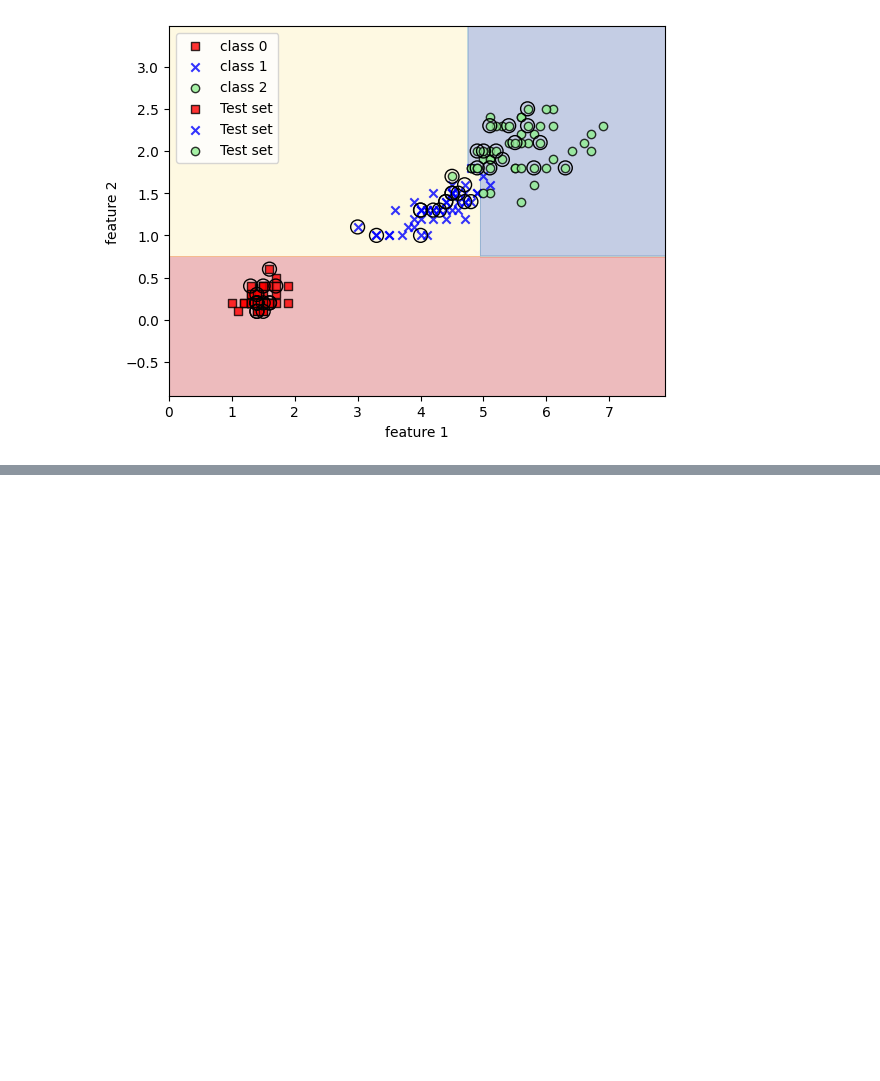
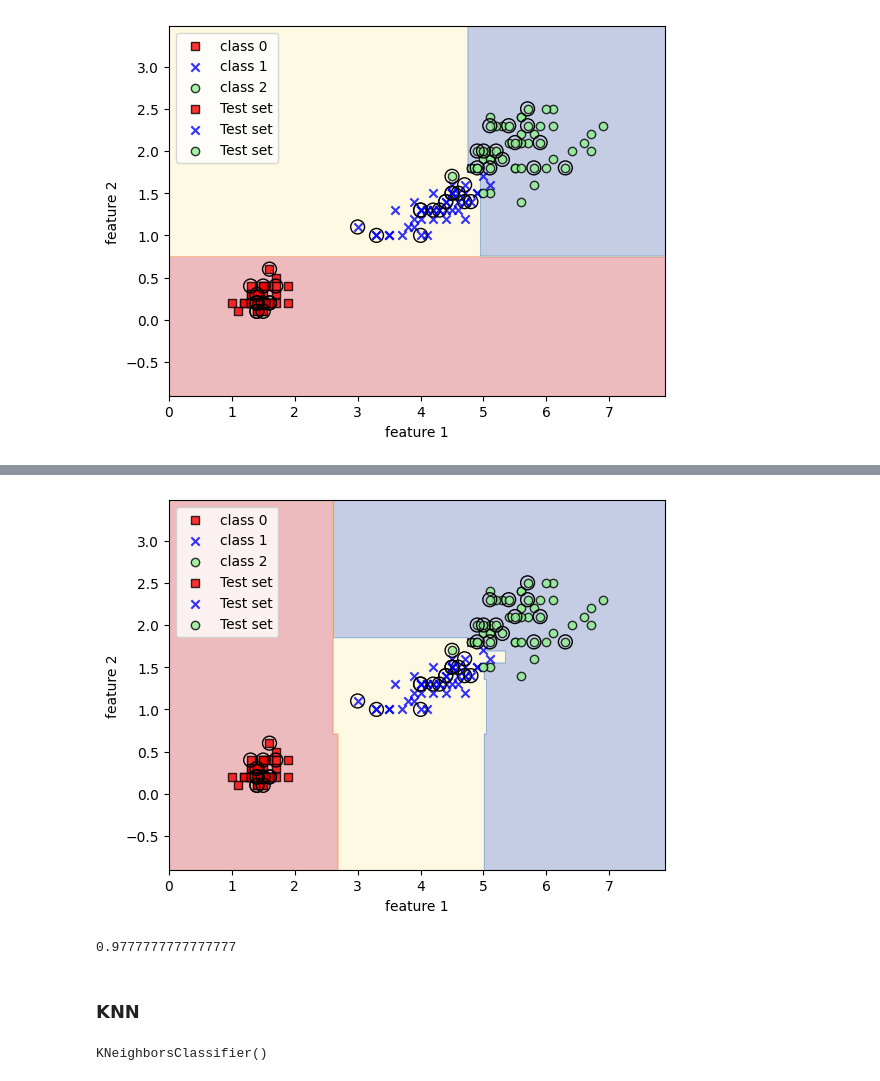
Before and after one commit to Dombearx/MachineLearningWithPytorch, a Jupyter notebook: chapter_3/decision_trees.ipynb, the cells around one changed output, grey strips where cells are left out. Saved outputs shown, nothing was run; the diff lists cells and outputs as text; code cells hidden in the pictures; blank space fills up the shorter version.

```diff
--- a/chapter_3/decision_trees.ipynb
+++ b/chapter_3/decision_trees.ipynb
@@ -78,0 +96,11 @@ plot_data_universtal(X_train, y_train, X_test=X_test, y_test=y_test)
+# %%
+plot_decision_regions(X_train, y_train, classifier=forest_model)
+plot_data_universtal(X_train, y_train, X_test=X_test, y_test=y_test)
+# %% [output]
+[figure, added]
+# %%
+forest_model.score(X_test, y_test)
+# %% [output]
+0.9777777777777777
+# %% [markdown]
+### KNN
@@ -78,0 +114,6 @@ plot_data_universtal(X_train, y_train, X_test=X_test, y_test=y_test)
+# %%
+from sklearn.neighbors import KNeighborsClassifier
+knn_model = KNeighborsClassifier(n_neighbors=5, p=2, metric='minkowski')
+knn_model.fit(X_train_std, y_train)
+# %% [output]
+KNeighborsClassifier()
```
Also changed, not shown: parts of 6 cells of this notebook, 1 other file.
